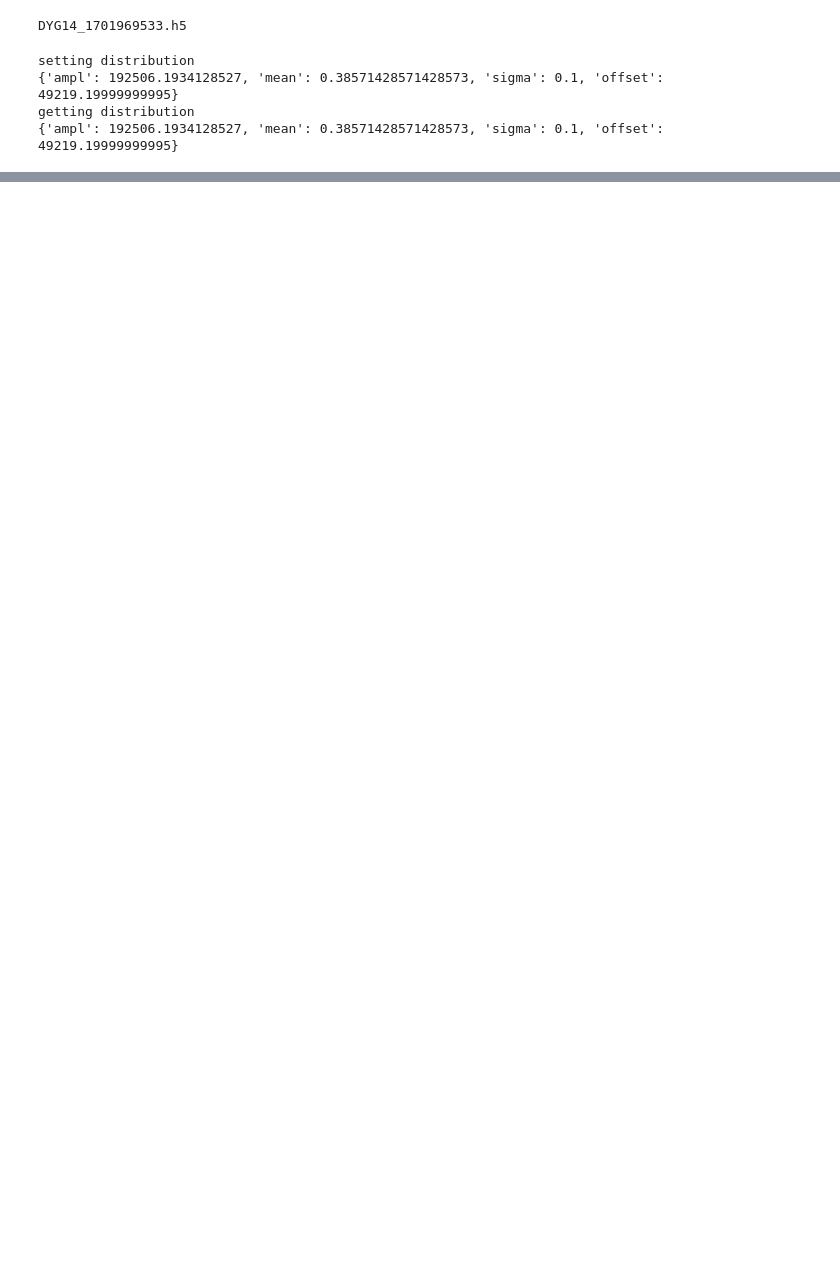
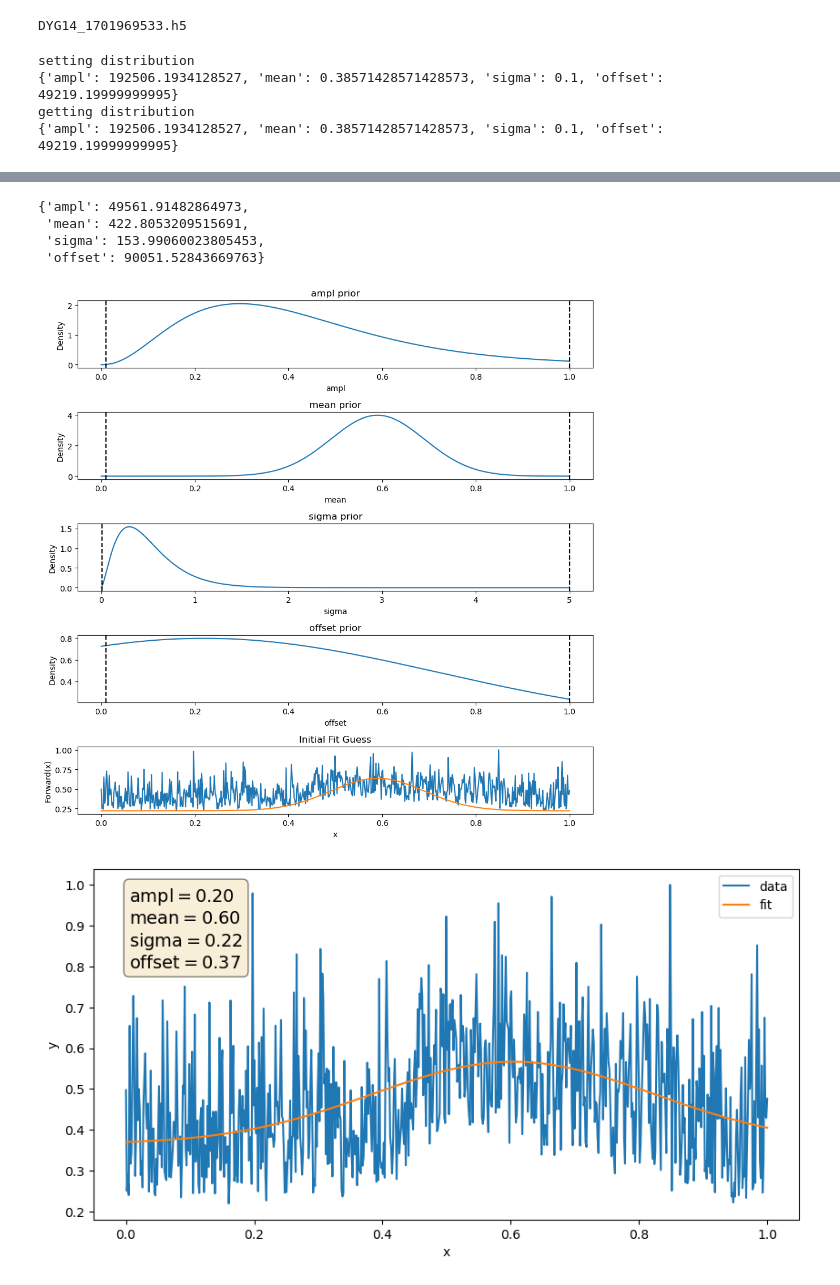
Before and after one commit to phys-cgarnier/bayesian_fitting_tools, a Jupyter notebook: projection_fit_test.ipynb, the cells around one changed output, grey strips where cells are left out. Saved outputs shown, nothing was run; the diff lists cells and outputs as text; code cells hidden in the pictures; blank space fills up the shorter version.

```diff
--- a/projection_fit_test.ipynb
+++ b/projection_fit_test.ipynb
@@ -62,0 +78,3 @@ getting distribution
+# %%
+projection_fit.fit_projection(y_proj)
+# %% [output]
@@ -62,0 +92,6 @@ getting distribution
+{'ampl': 49561.91482864973,
+ 'mean': 422.8053209515691,
+ 'sigma': 153.99060023805453,
+ 'offset': 90051.52843669763}
+[figure, added]
+[figure, added]
```
Also changed, not shown: parts of 4 cells of this notebook, 2 other files.
